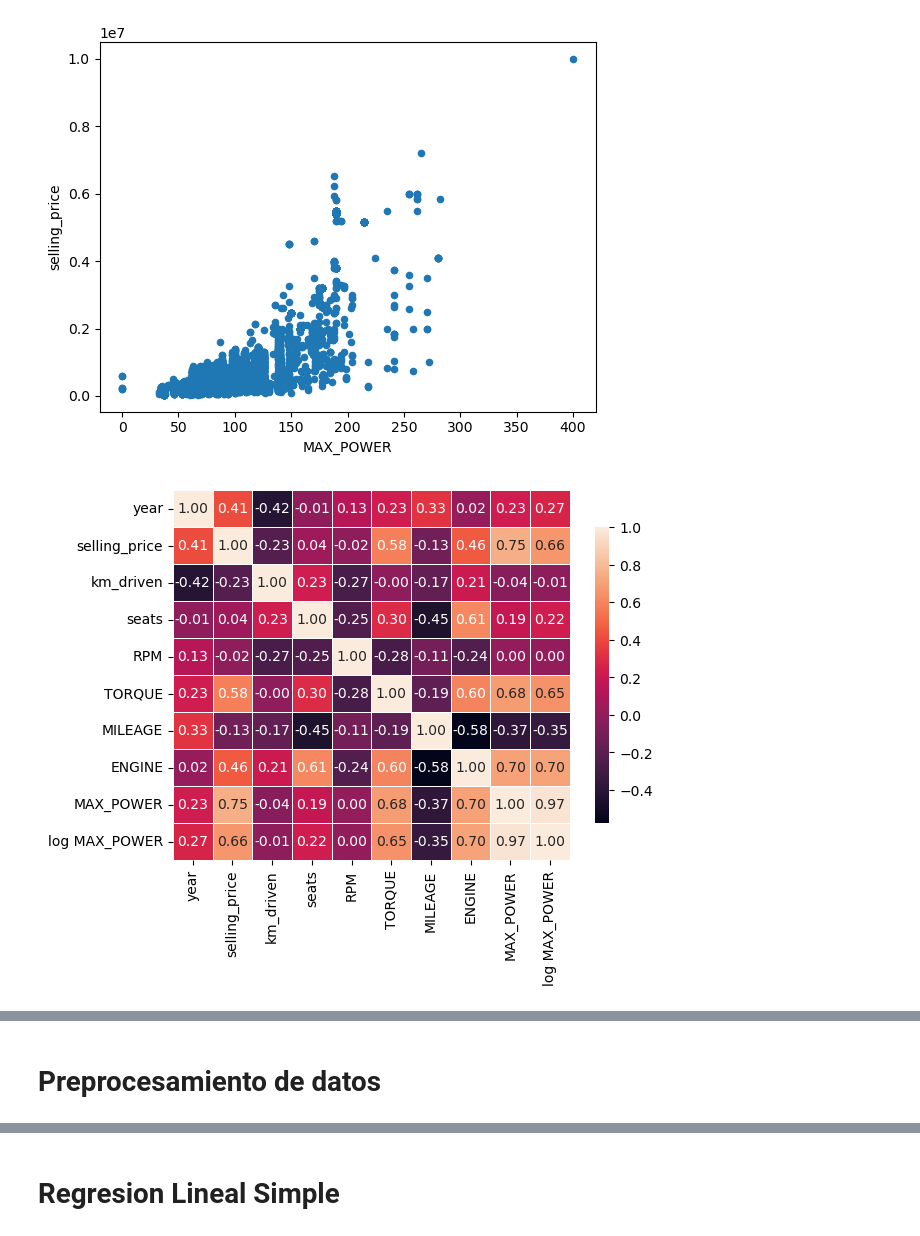
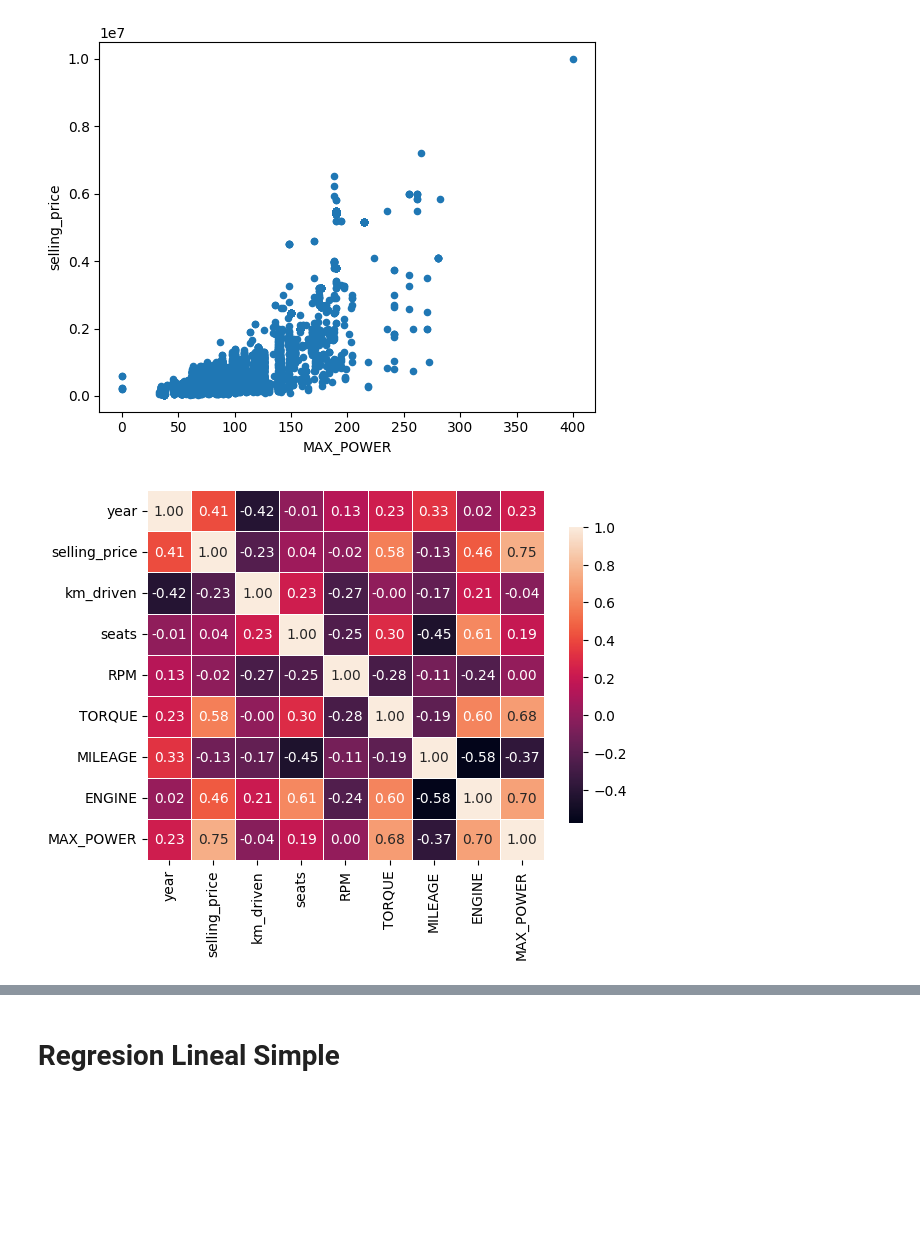
Before and after one commit to pokengineer/DataScience, a Jupyter notebook: practice/08_Ej_regression_car_price.ipynb, the cells around one changed output, grey strips where cells are left out. Saved outputs shown, nothing was run; the diff lists cells and outputs as text; code cells hidden in the pictures; blank space fills up the shorter version.

```diff
--- a/practice/08_Ej_regression_car_price.ipynb
+++ b/practice/08_Ej_regression_car_price.ipynb
@@ -115,10 +131,10 @@ plt.show()
 [figure]
 [figure]
 # %%
-sns.heatmap(df_car.corr(), annot=True, fmt='.2f', linewidths=.5, cbar_kws={"shrink": .8})
+sns.heatmap(df_car[numerical].corr(), annot=True, fmt='.2f', linewidths=.5, cbar_kws={"shrink": .8})
 plt.show()
 # %% [output]
-[figure, old version]
+[figure, new version]
 # %%
 # Verificamos si hay valores nulos para imputar
 df_car.isnull().sum()
@@ -138,5 +154,3 @@ MILEAGE          221
 ENGINE           221
 MAX_POWER        215
 dtype: int64
-# %% [markdown]
-# Preprocesamiento de datos
```
Also changed, not shown: parts of 17 cells of this notebook, 2 other files.
